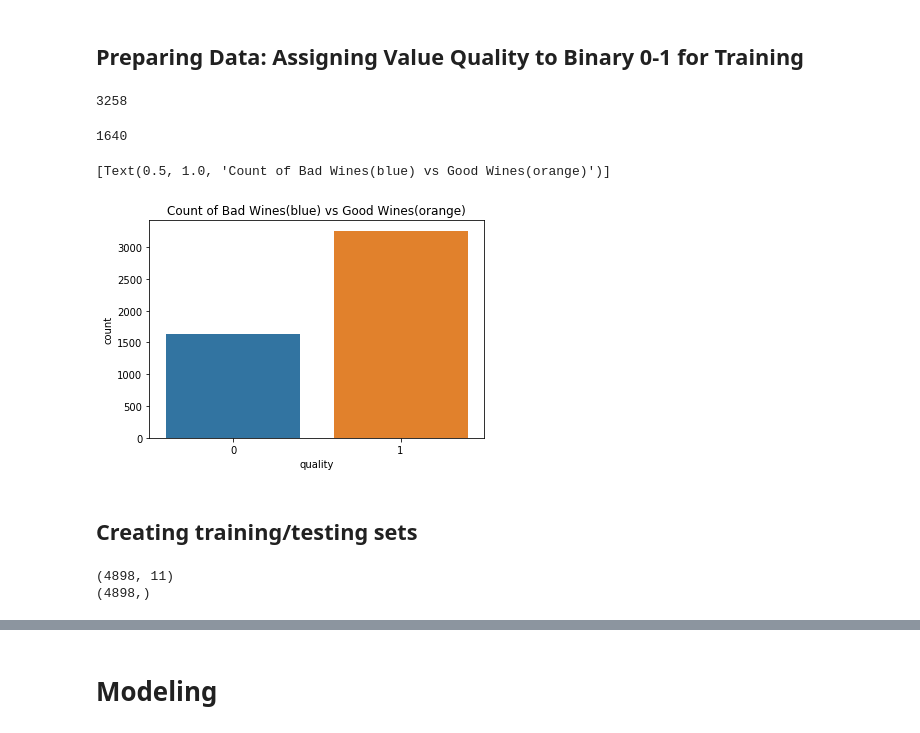
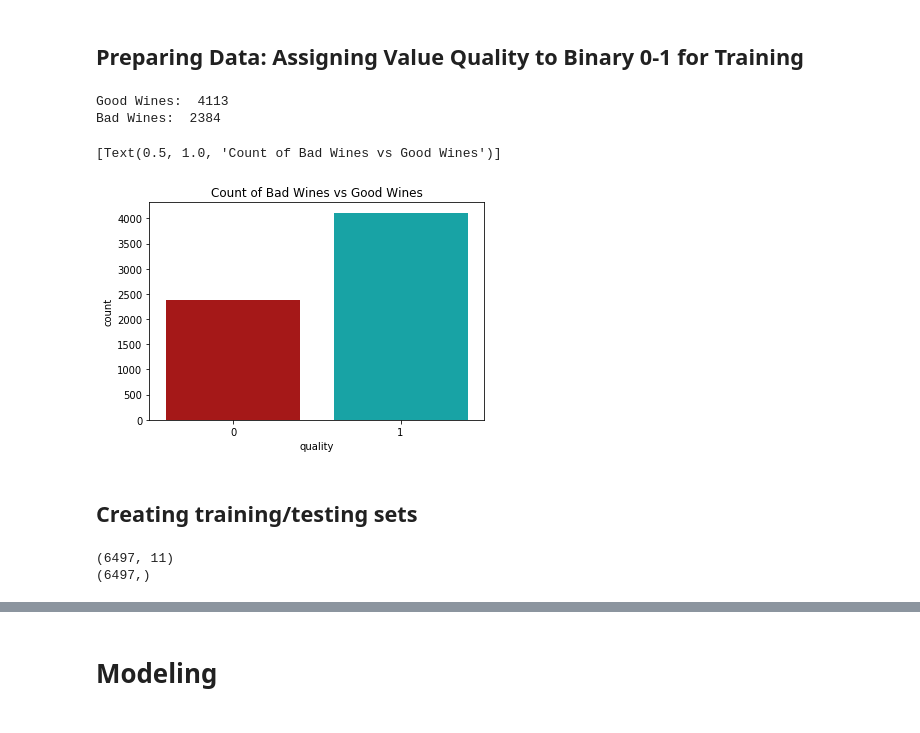
Before and after one commit to teddybeargun/COGS118B, a Jupyter notebook: Prediction.ipynb, the cells around one changed output, grey strips where cells are left out. Saved outputs shown, nothing was run; the diff lists cells and outputs as text; code cells hidden in the pictures.

```diff
--- a/Prediction.ipynb
+++ b/Prediction.ipynb
@@ -38,0 +50,9 @@ wine_white.head()
+# %%
+red_dataset = pd.read_csv('winequality-red.csv', sep=';')
+white_dataset = pd.read_csv('winequality-white.csv', sep=';')
+
+
+#red & white data merged
+wine = pd.concat([red_dataset, white_dataset])
+
+wine.head()
@@ -254,39 +304,35 @@ array([3, 4, 5, 6, 7, 8, 9], dtype=int64)
 # %%
 # Quality Values are given from 1-10, and we want to classify things from good and bad,
 # %%
-good = wine_white.quality > 5
-bad = wine_white.quality <= 5
+good = wine.quality > 5
+bad = wine.quality <= 5
 column_name = 'quality'
-wine_white.loc[good, column_name] = 1
-wine_white.loc[bad, column_name] = 0
+wine.loc[good, column_name] = 1
+wine.loc[bad, column_name] = 0
-# %%
-good_count = wine_white['quality'].sum()
-good_count
-# %% [output]
-3258
-# %%
-bad_count = len(wine_white['quality']) - good_count
-bad_count
-# %% [output]
-1640
+# %%
+good_count = wine['quality'].sum()
+bad_count = len(wine['quality']) - good_count
+print("Good Wines: ", good_count)
+print("Bad Wines: ", bad_count)
+# %% [output]
+Good Wines:  4113
+Bad Wines:  2384
 # %%
-sns.countplot(wine_white['quality']).set(title='Count of Bad Wines(blue) vs Good Wines(orange)')
+sns.countplot(wine['quality'],palette=['#bd0000',"#00babd"]).set(title='Count of Bad Wines vs Good Wines')
 # %% [output]
-[Text(0.5, 1.0, 'Count of Bad Wines(blue) vs Good Wines(orange)')]
+[Text(0.5, 1.0, 'Count of Bad Wines vs Good Wines')]
-[figure, old version]
+[figure, new version]
 # %% [markdown]
 ##  Creating training/testing sets
 # %%
-# dividing the dataset into dependent and independent variables
-
-x = wine_white.iloc[:,:11]
-y = wine_white.iloc[:,11]
-
-# determining the shape of x and y.
+#divide the dataset into dependent and independent variables
+x = wine.iloc[:,:11]
+y = wine.iloc[:,11]
+# Shape of x and y.
 print(x.shape)
 print(y.shape)
 # %% [output]
-(4898, 11)
-(4898,)
+(6497, 11)
+(6497,)
 # %%
 from sklearn.model_selection import train_test_split
```
Also changed, not shown: parts of 78 cells of this notebook, 2 other files.
